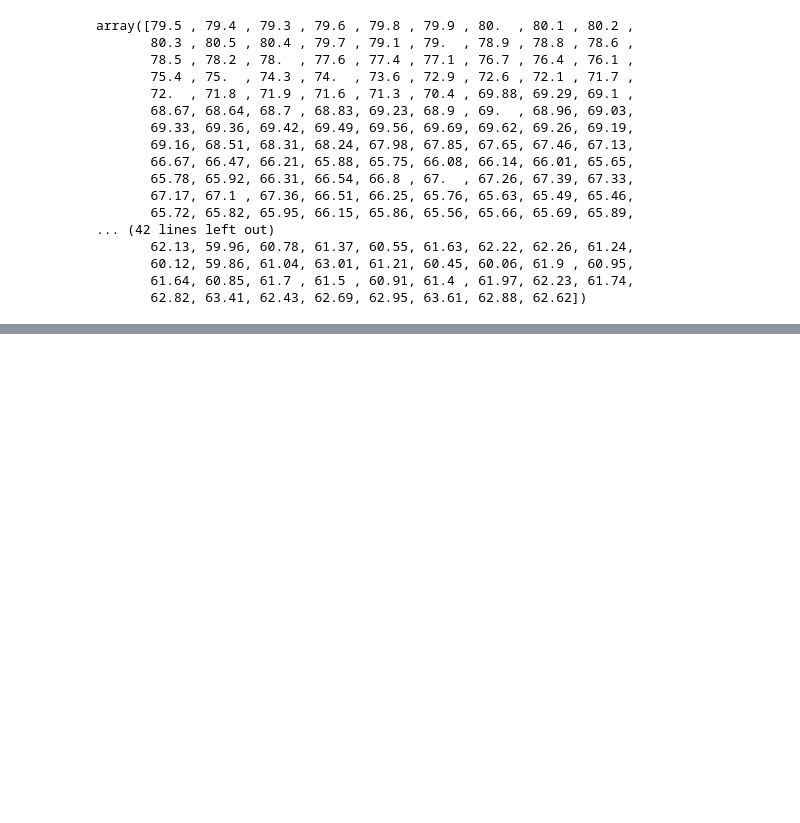
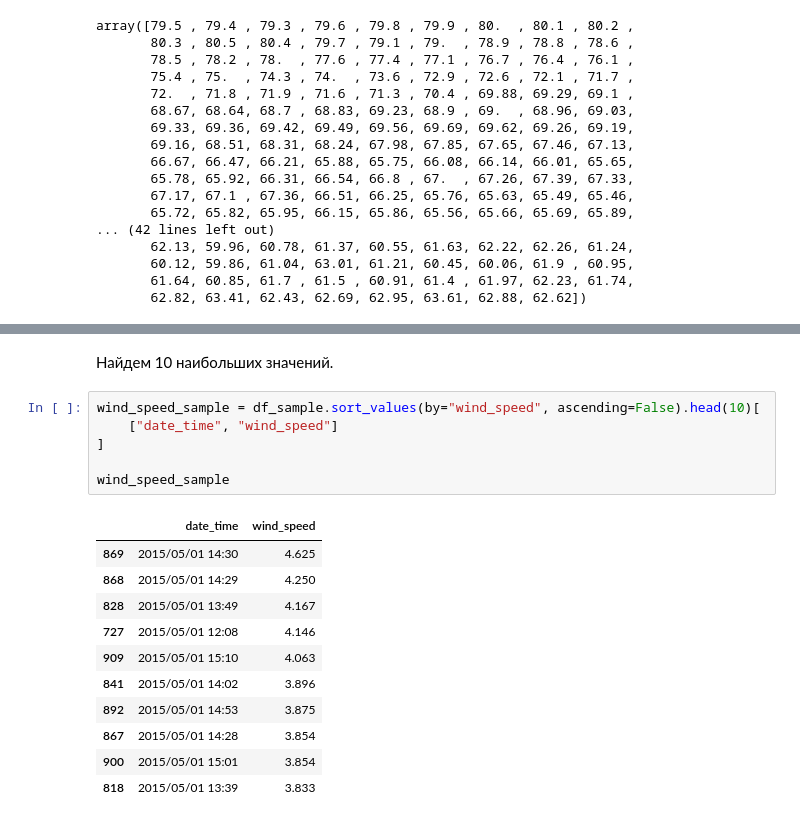
Before and after one commit to i-a-elkin/MLInnopolis, a Jupyter notebook: Module2/Lesson12/Pandas_tasks.ipynb, the cells around one changed output, grey strips where cells are left out. Drawn from its saved outputs; the diff is of its cells as text; blank space fills up the shorter version.

```diff
--- a/Module2/Lesson12/Pandas_tasks.ipynb
+++ b/Module2/Lesson12/Pandas_tasks.ipynb
@@ -139,0 +143,20 @@ array([79.5 , 79.4 , 79.3 , 79.6 , 79.8 , 79.9 , 80.  , 80.1 , 80.2 ,
+# %% [markdown]
+Найдем 10 наибольших значений.
+# %%
+wind_speed_sample = df_sample.sort_values(by="wind_speed", ascending=False).head(10)[
+    ["date_time", "wind_speed"]
+]
+
+wind_speed_sample
+# %% [output]
+|  | date_time | wind_speed |
+| 869 | 2015/05/01 14:30 | 4.625 |
+| 868 | 2015/05/01 14:29 | 4.250 |
+| 828 | 2015/05/01 13:49 | 4.167 |
+| 727 | 2015/05/01 12:08 | 4.146 |
+| 909 | 2015/05/01 15:10 | 4.063 |
+| 841 | 2015/05/01 14:02 | 3.896 |
+| 892 | 2015/05/01 14:53 | 3.875 |
+| 867 | 2015/05/01 14:28 | 3.854 |
+| 900 | 2015/05/01 15:01 | 3.854 |
+| 818 | 2015/05/01 13:39 | 3.833 |
```
Also changed, not shown: parts of 5 cells of this notebook, 1 other file.
